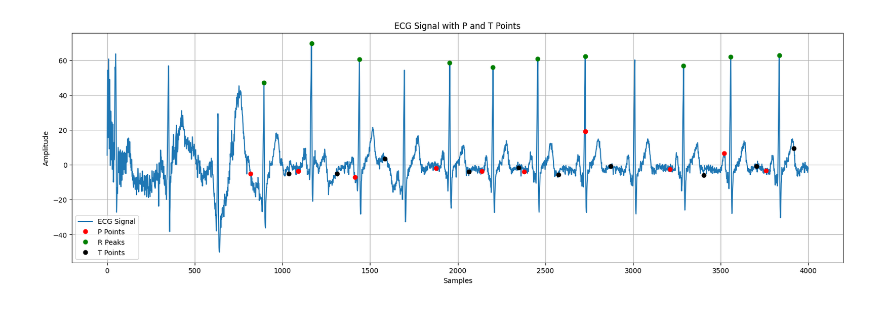
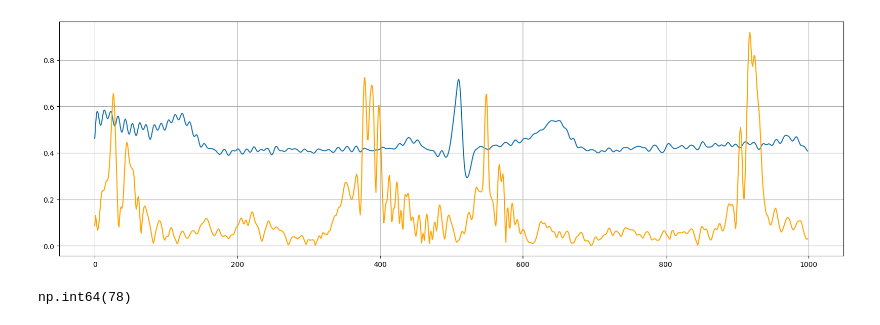
Before and after one commit to djorgeext/pcg-ecg-analysis, a Jupyter notebook: procesamiento_ecg_500Hz.ipynb, the cells around one changed output. Cells and saved outputs as stored; diff of their text form; code cells hidden in the pictures.

```diff
--- a/procesamiento_ecg_500Hz.ipynb
+++ b/procesamiento_ecg_500Hz.ipynb
@@ -141,16 +123,15 @@ r_peaks = np.array(find_r_peaks(ecg_signal[:, 1], fs=fs))
-# %%
-x = np.arange(len(ecg_300Hz))
-
-plt.figure(figsize=(20, 6))
-plt.plot(ecg_300Hz[:4000, 1], label='ECG Signal')
-plt.plot(x[P_points[:10]], ecg_300Hz[P_points[:10], 1], 'ro', label='P Points')
-plt.plot(x[r_peaks[:10]], ecg_300Hz[r_peaks[:10], 1], 'go', label='R Peaks')
-plt.plot(x[T_points[:10]], ecg_300Hz[T_points[:10], 1], 'ko', label='T Points')
-plt.title('ECG Signal with P and T Points')
-plt.grid(True)
-plt.xlabel('Samples')
-plt.ylabel('Amplitude')
-plt.legend()
-plt.show()
-# %% [output]
-[figure, removed]
+# %%
+n = 1000
+ecg_normalized = (ecg_signal[:, 1] - np.min(ecg_signal[:, 1])) / (np.max(ecg_signal[:, 1]) - np.min(ecg_signal[:, 1]))
+envol_normalized = (envol - np.min(envol)) / (np.max(envol) - np.min(envol))
+plt.figure(figsize=(20, 6))
+plt.plot(ecg_normalized[:n], label='Filtered ECG Channel 2')
+plt.plot(envol_normalized[:n], label='Filtered PCG Signal', color='orange')
+plt.grid(True)
+plt.show()
+# %% [output]
+[figure, added]
+# %%
+np.argmax(envol[300:500])
+# %% [output]
+np.int64(78)
```
Also changed, not shown: parts of 9 cells of this notebook, 22 other files.
